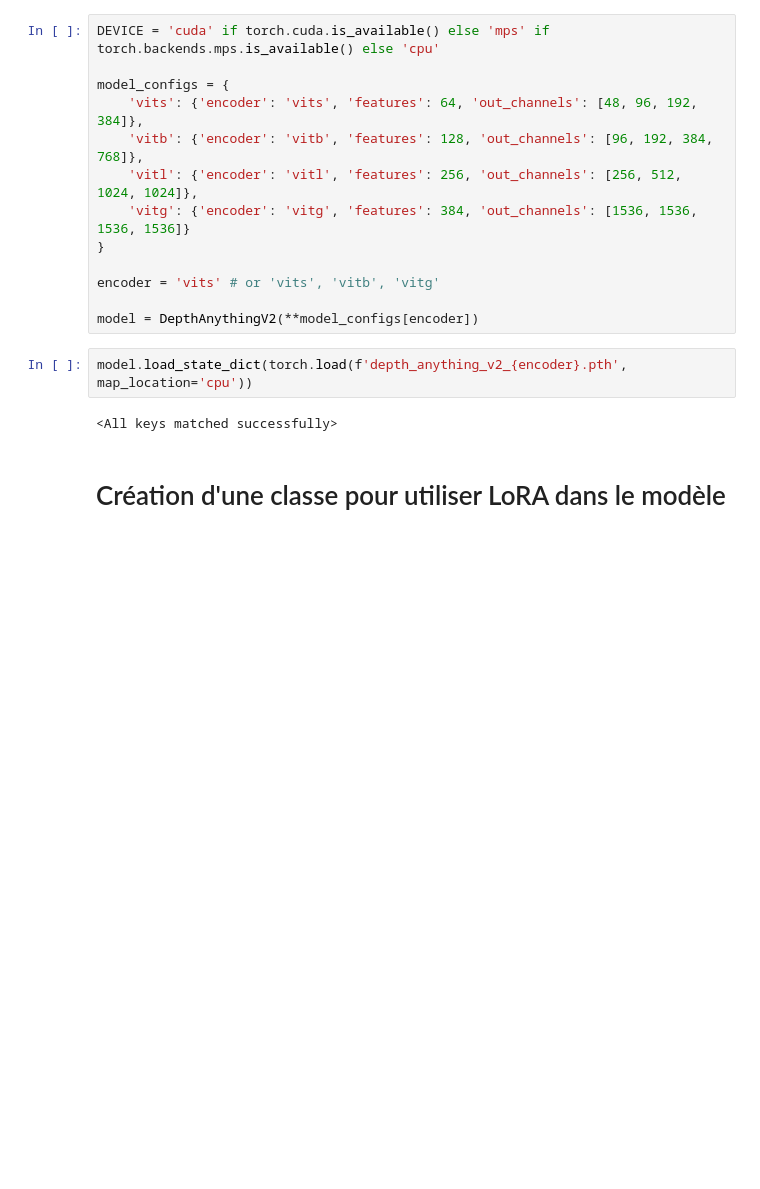
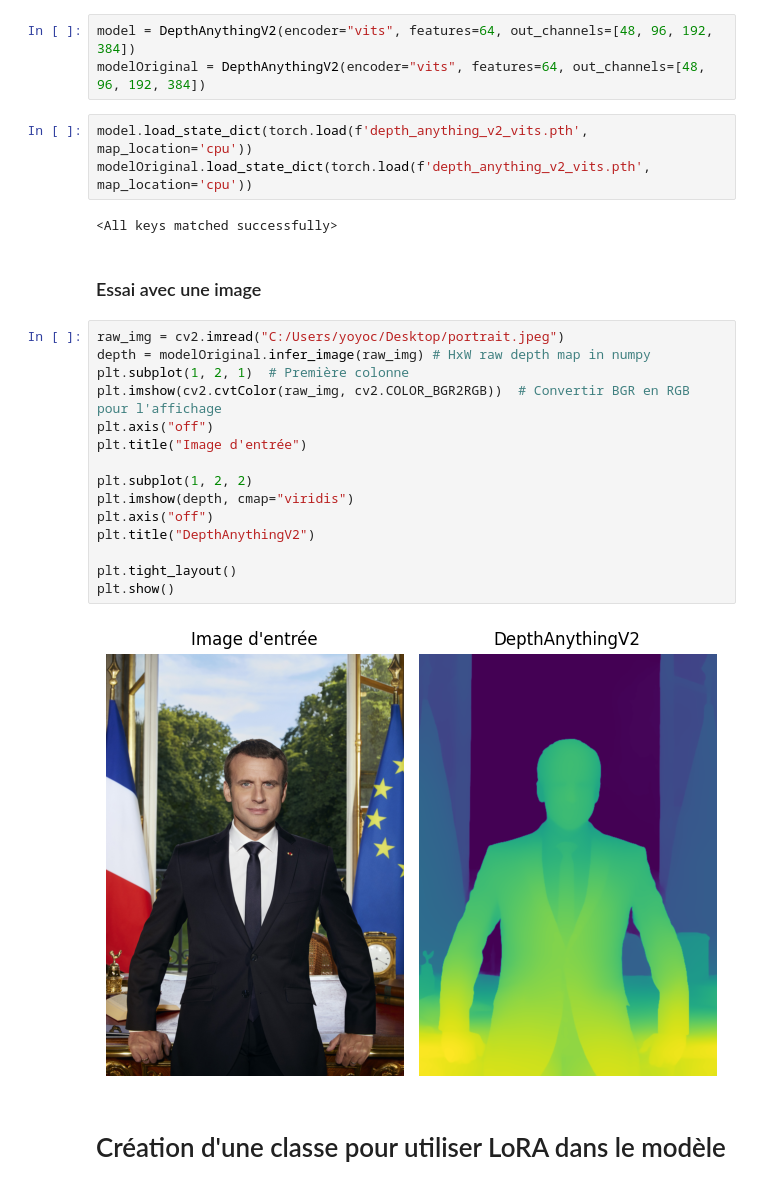
Before and after one commit to Arthurmgnr/LoRA-Fine-Tuning, a Jupyter notebook: loRA_depth_anything.ipynb, the cells around one changed output. Saved outputs shown, nothing was run; the diff lists cells and outputs as text; blank space fills up the shorter version.

```diff
--- a/loRA_depth_anything.ipynb
+++ b/loRA_depth_anything.ipynb
@@ -20,22 +27,32 @@ xFormers not available
 # %% [markdown]
 # Chargement du modèle DepthAnything
 # %%
-DEVICE = 'cuda' if torch.cuda.is_available() else 'mps' if torch.backends.mps.is_available() else 'cpu'
-
-model_configs = {
-    'vits': {'encoder': 'vits', 'features': 64, 'out_channels': [48, 96, 192, 384]},
-    'vitb': {'encoder': 'vitb', 'features': 128, 'out_channels': [96, 192, 384, 768]},
-    'vitl': {'encoder': 'vitl', 'features': 256, 'out_channels': [256, 512, 1024, 1024]},
-    'vitg': {'encoder': 'vitg', 'features': 384, 'out_channels': [1536, 1536, 1536, 1536]}
-}
-
-encoder = 'vits' # or 'vits', 'vitb', 'vitg'
-
-model = DepthAnythingV2(**model_configs[encoder])
+model = DepthAnythingV2(encoder="vits", features=64, out_channels=[48, 96, 192, 384])
+modelOriginal = DepthAnythingV2(encoder="vits", features=64, out_channels=[48, 96, 192, 384])
 # %%
-model.load_state_dict(torch.load(f'depth_anything_v2_{encoder}.pth', map_location='cpu'))
+model.load_state_dict(torch.load(f'depth_anything_v2_vits.pth', map_location='cpu'))
+modelOriginal.load_state_dict(torch.load(f'depth_anything_v2_vits.pth', map_location='cpu'))
 # %% [output]
 <All keys matched successfully>
+# %% [markdown]
+### Essai avec une image
+# %%
+raw_img = cv2.imread("C:/Users/yoyoc/Desktop/portrait.jpeg")
+depth = modelOriginal.infer_image(raw_img) # HxW raw depth map in numpy
+plt.subplot(1, 2, 1)  # Première colonne
+plt.imshow(cv2.cvtColor(raw_img, cv2.COLOR_BGR2RGB))  # Convertir BGR en RGB pour l'affichage
+plt.axis("off")
+plt.title("Image d'entrée")
+
+plt.subplot(1, 2, 2)
+plt.imshow(depth, cmap="viridis")
+plt.axis("off")
+plt.title("DepthAnythingV2")
+
+plt.tight_layout()
+plt.show()
+# %% [output]
+[figure, added]
 # %% [markdown]
 # Création d'une classe pour utiliser LoRA dans le modèle
 # %%
```
Also changed, not shown: parts of 36 cells of this notebook, 9 other files.
